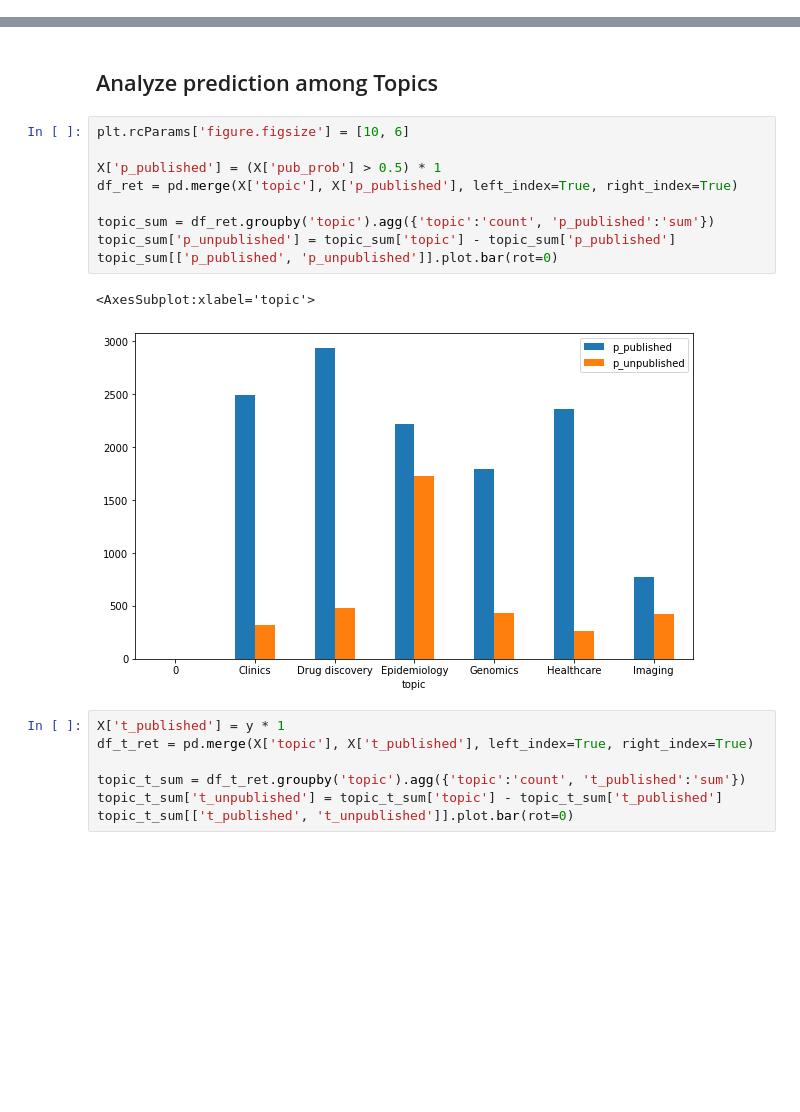
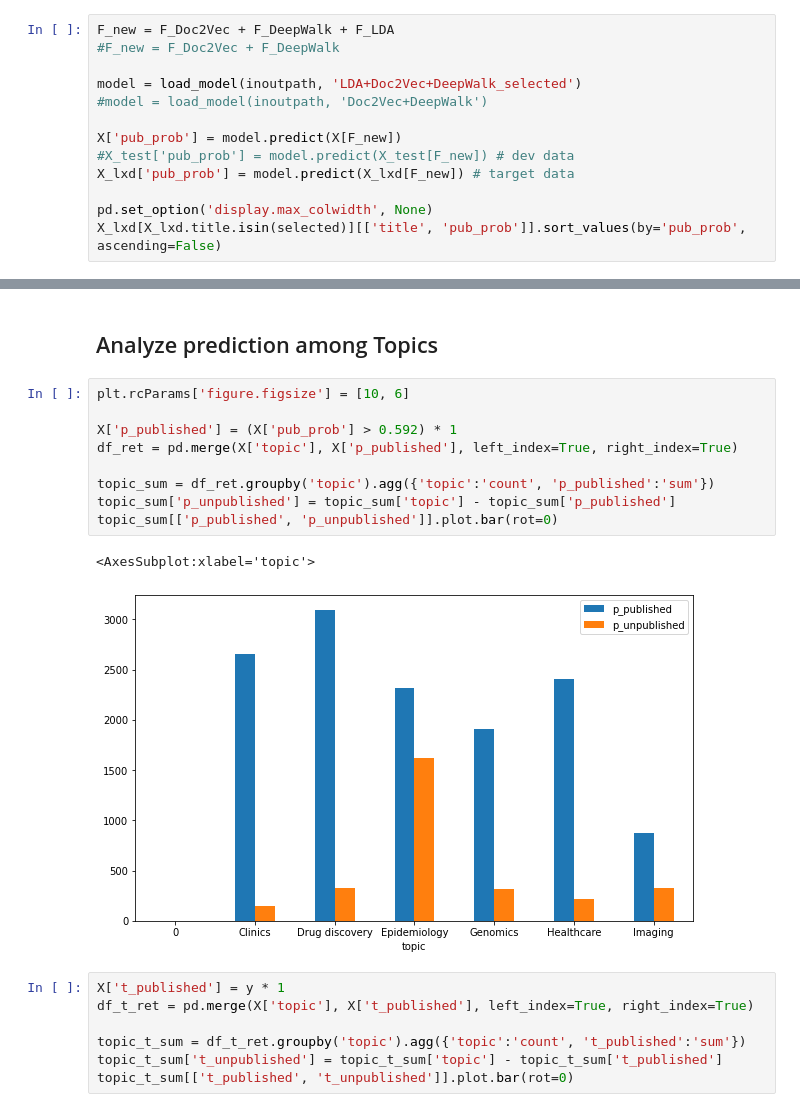
Before and after one commit to SFB-KAUST/covid-review, a Jupyter notebook: 4.Deep_Learning.ipynb, the cells around one changed output, grey strips where cells are left out. Saved outputs shown, nothing was run; the diff lists cells and outputs as text; blank space fills up the shorter version.

```diff
--- a/4.Deep_Learning.ipynb
+++ b/4.Deep_Learning.ipynb
@@ -186,0 +205,13 @@ Dev: AUC = 0.789, precision = 0.712, recall = 0.666, accuracy = 0.782, f1_score
+# %%
+F_new = F_Doc2Vec + F_DeepWalk + F_LDA
+#F_new = F_Doc2Vec + F_DeepWalk
+
+model = load_model(inoutpath, 'LDA+Doc2Vec+DeepWalk_selected')
+#model = load_model(inoutpath, 'Doc2Vec+DeepWalk')
+
+X['pub_prob'] = model.predict(X[F_new])
+#X_test['pub_prob'] = model.predict(X_test[F_new]) # dev data
+X_lxd['pub_prob'] = model.predict(X_lxd[F_new]) # target data
+
+pd.set_option('display.max_colwidth', None)
+X_lxd[X_lxd.title.isin(selected)][['title', 'pub_prob']].sort_values(by='pub_prob', ascending=False)
@@ -295,15 +384,15 @@ X.to_csv(inoutpath + "ret.ori_doc2vec_deepwalk_scores.csv")
 # %%
 plt.rcParams['figure.figsize'] = [10, 6]
 
-X['p_published'] = (X['pub_prob'] > 0.5) * 1
+X['p_published'] = (X['pub_prob'] > 0.592) * 1
 df_ret = pd.merge(X['topic'], X['p_published'], left_index=True, right_index=True)
 
 topic_sum = df_ret.groupby('topic').agg({'topic':'count', 'p_published':'sum'})
 topic_sum['p_unpublished'] = topic_sum['topic'] - topic_sum['p_published']
 topic_sum[['p_published', 'p_unpublished']].plot.bar(rot=0)
 # %% [output]
 <AxesSubplot:xlabel='topic'>
-[figure, old version]
+[figure, new version]
 # %%
 X['t_published'] = y * 1
 df_t_ret = pd.merge(X['topic'], X['t_published'], left_index=True, right_index=True)
```
Also changed, not shown: parts of 23 cells of this notebook, 1 other file.
